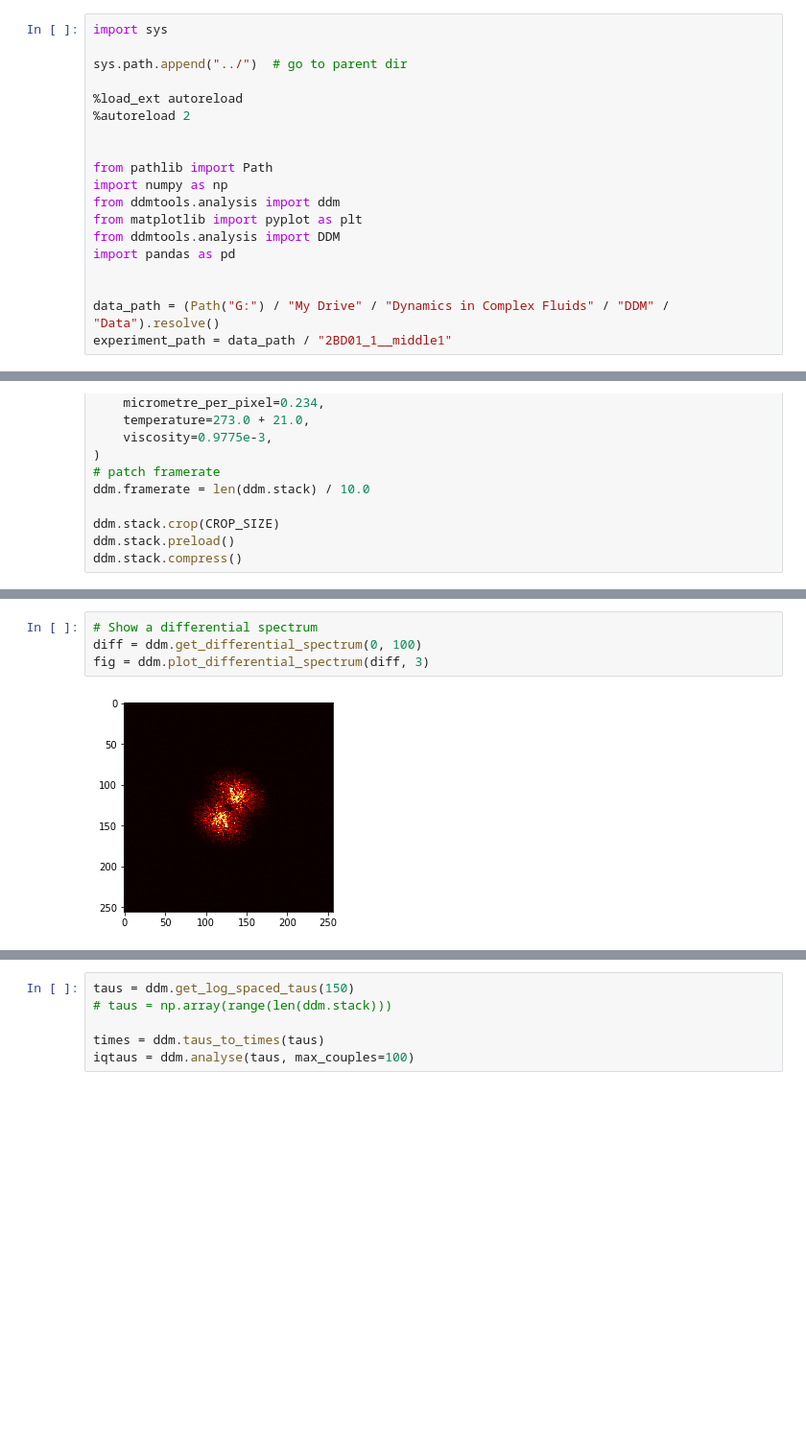
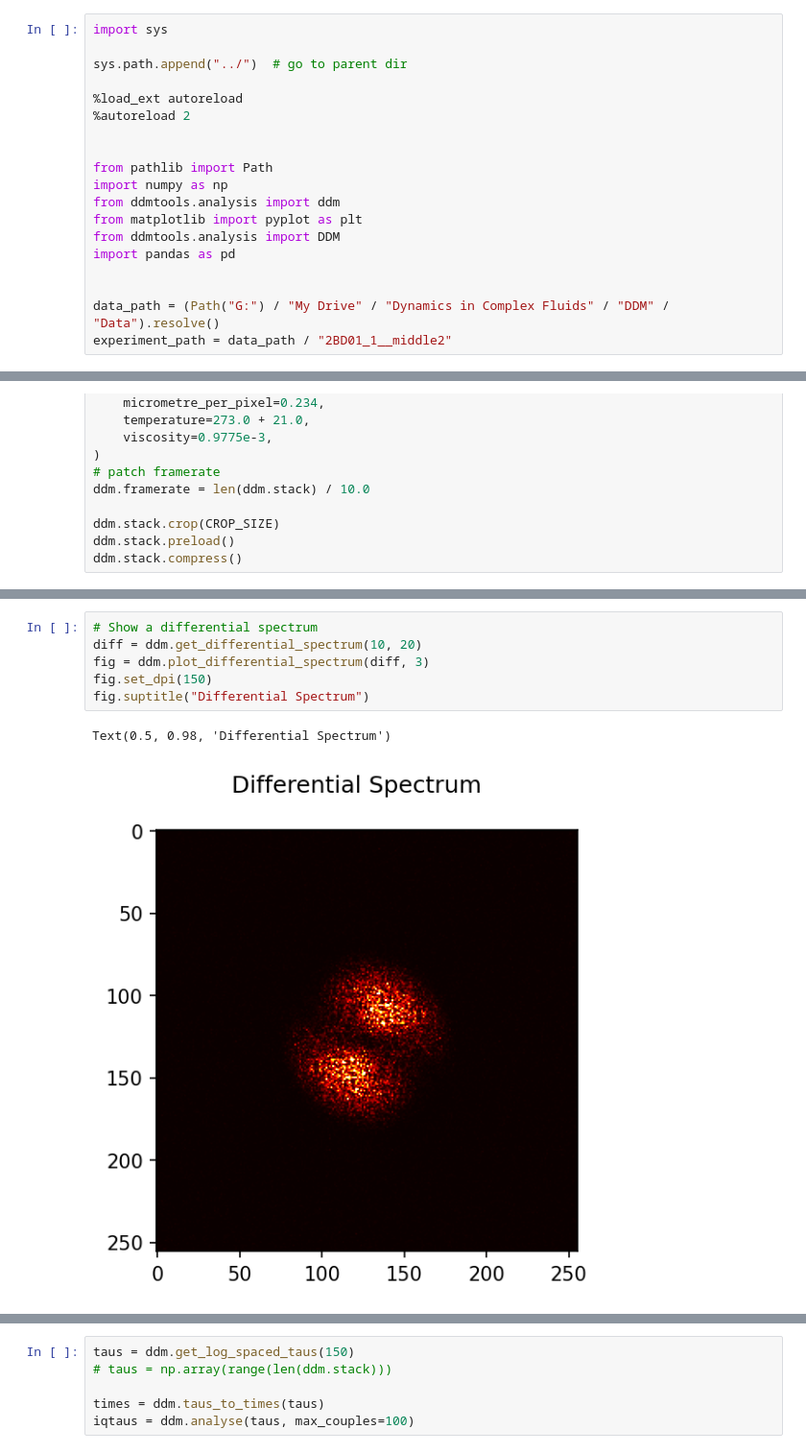
Before and after one commit to JeppeKlitgaard/DDMTools, a Jupyter notebook: notebooks/ddm_workbench.ipynb, the cells around one changed output, grey strips where cells are left out. Shown at 96% size. Saved outputs shown, nothing was run; the diff lists cells and outputs as text; blank space fills up the shorter version.

```diff
--- a/notebooks/ddm_workbench.ipynb
+++ b/notebooks/ddm_workbench.ipynb
@@ -16,4 +16,4 @@ import pandas as pd
 
 
 data_path = (Path("G:") / "My Drive" / "Dynamics in Complex Fluids" / "DDM" / "Data").resolve()
-experiment_path = data_path / "2BD01_1__middle1"
+experiment_path = data_path / "2BD01_1__middle2"
@@ -40,7 +57,10 @@ ddm.stack.compress()
 # %%
 # Show a differential spectrum
-diff = ddm.get_differential_spectrum(0, 100)
+diff = ddm.get_differential_spectrum(10, 20)
 fig = ddm.plot_differential_spectrum(diff, 3)
+fig.set_dpi(150)
+fig.suptitle("Differential Spectrum")
 # %% [output]
+Text(0.5, 0.98, 'Differential Spectrum')
-[figure, old version]
+[figure, new version]
 # %%
```
Also changed, not shown: parts of 13 cells of this notebook, 2 other files.
